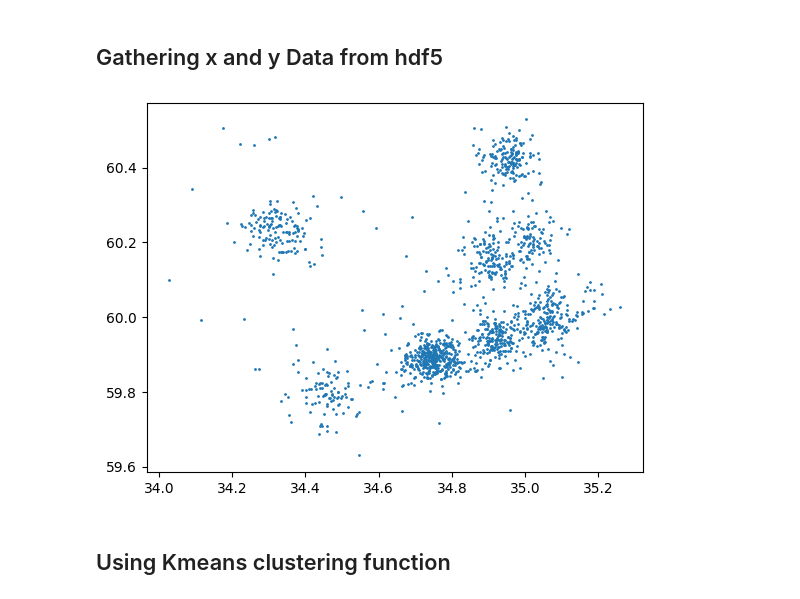
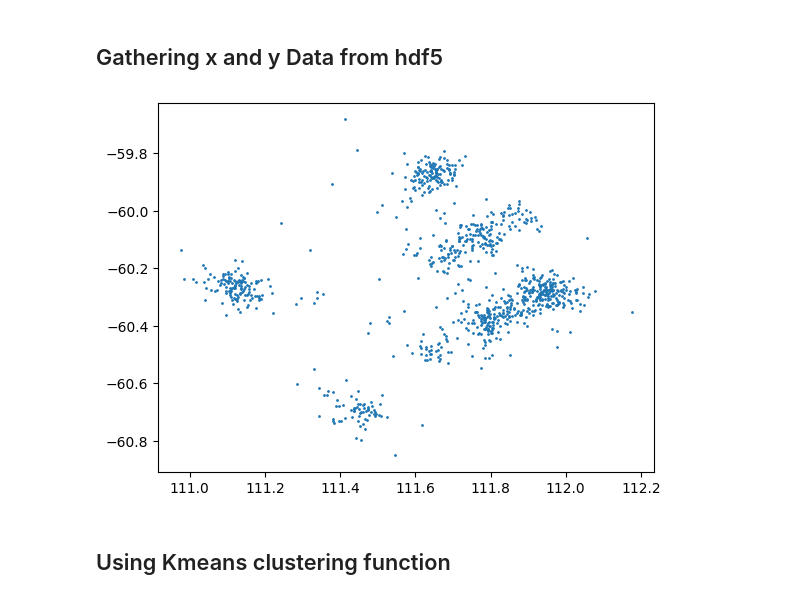
Before and after one commit to sbeeredd04/CSDNA, a Jupyter notebook: Testing code/Origami Analysis/origami_ratio_analysis.ipynb, the cells around one changed output. Cells and saved outputs as stored; diff of their text form; code cells hidden in the pictures.

```diff
--- a/Testing code/Origami Analysis/origami_ratio_analysis.ipynb
+++ b/Testing code/Origami Analysis/origami_ratio_analysis.ipynb
@@ -10,31 +10,31 @@ import cv2 as cv
 # %%
 def collect_data(filename):
 
     # Open the file
     with h5py.File(filename, 'r') as f:
         # locs
         locs = f['locs']
 
         x_values = locs['x'][:]
         y_values = locs['y'][:]
 
     data = {
         'x': x_values,
         'y': y_values,
     }
 
     return pd.DataFrame(data)
 
 
 
 #testing
-data = collect_data('data/indivual_origami_test_set.hdf5')
+data = collect_data('data/test_1.hdf5')
 
 #plotting
-plt.scatter(data['x'], data['y'], s=1)
+plt.scatter(data['x'],- data['y'], s=1)
 plt.show()
 # %% [output]
-[figure, old version]
+[figure, new version]
 # %% [markdown]
 ## Using Kmeans clustering function
 # %%
```
Also changed, not shown: parts of 10 cells of this notebook, 23 other files.
